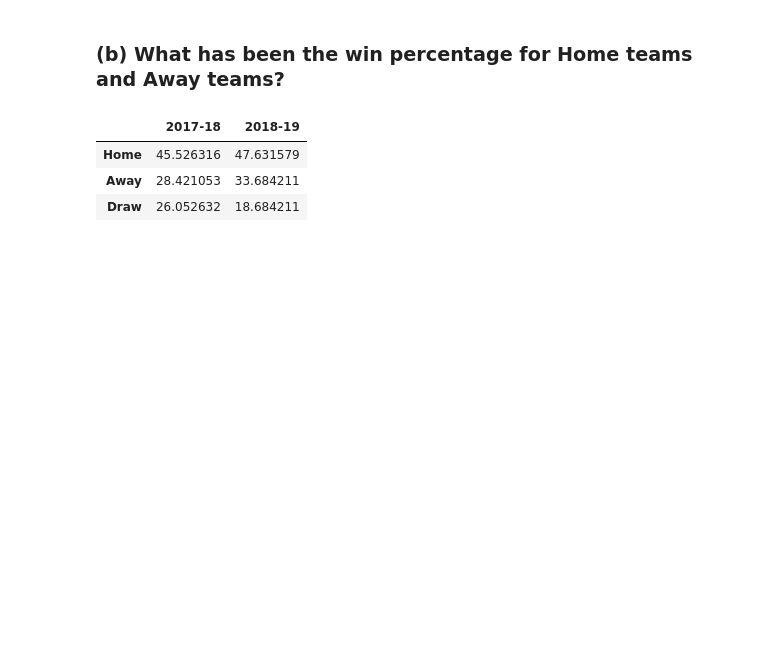
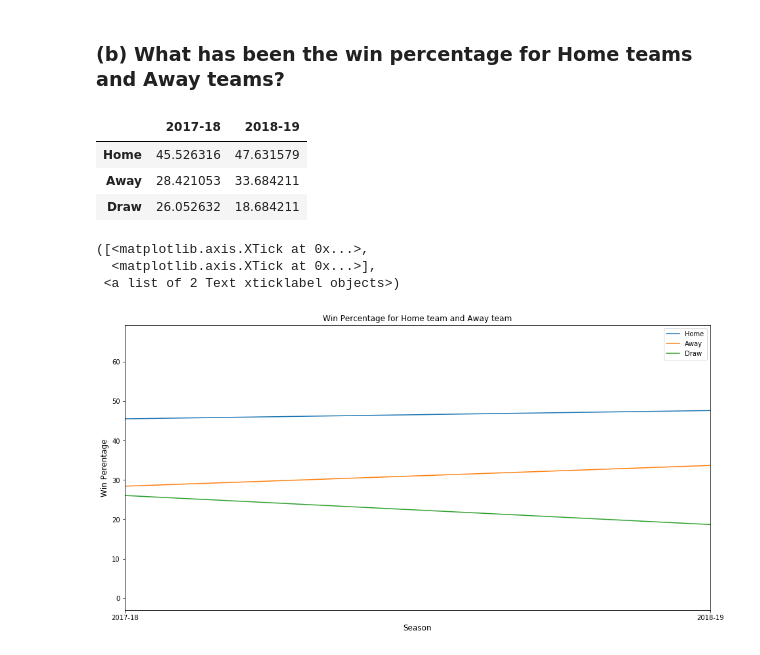
Before and after one commit to itsbhardwaj/Football-Analysis, a Jupyter notebook: MyFootball/Football Analysis.ipynb, the cells around one changed output. Drawn from its saved outputs; the diff is of its cells as text; code cells hidden in the pictures; blank space fills up the shorter version.

```diff
--- a/MyFootball/Football Analysis.ipynb
+++ b/MyFootball/Football Analysis.ipynb
@@ -185,7 +185,7 @@ from datetime import datetime as dt
 import itertools
 # %%
 #Read data
-loc = "G:\Projects\Predictor\MyFootball\Dataset"
+loc = "G:\Projects\Football-Analysis\MyFootball\Dataset"
 rawData1 = pd.read_csv(loc + '\\2017-18.csv')
 rawData2 = pd.read_csv(loc + '\\2018-19.csv')
 # %% [markdown]
@@ -282,3 +282,16 @@ resultProp
 | Home | 45.526316 | 47.631579 |
 | Away | 28.421053 | 33.684211 |
 | Draw | 26.052632 | 18.684211 |
+# %%
+# Plots a line plot of the win percentages for different parameters in different seasons.
+
+ax = resultProp.T.plot(figsize = [16,8], title = 'Win Percentage for Home team and Away team')
+ax.margins(y=.75)
+ax.set_xlabel('Season', size =12)
+ax.set_ylabel('Win Perentage', size =12)
+plt.xticks( np.arange(2), ('2017-18', '2018-19') )
+# %% [output]
+([<matplotlib.axis.XTick at 0x...>,
+  <matplotlib.axis.XTick at 0x...>],
+ <a list of 2 Text xticklabel objects>)
+[figure, added]
```
Also changed, not shown: parts of 19 cells of this notebook, 3 other files.
